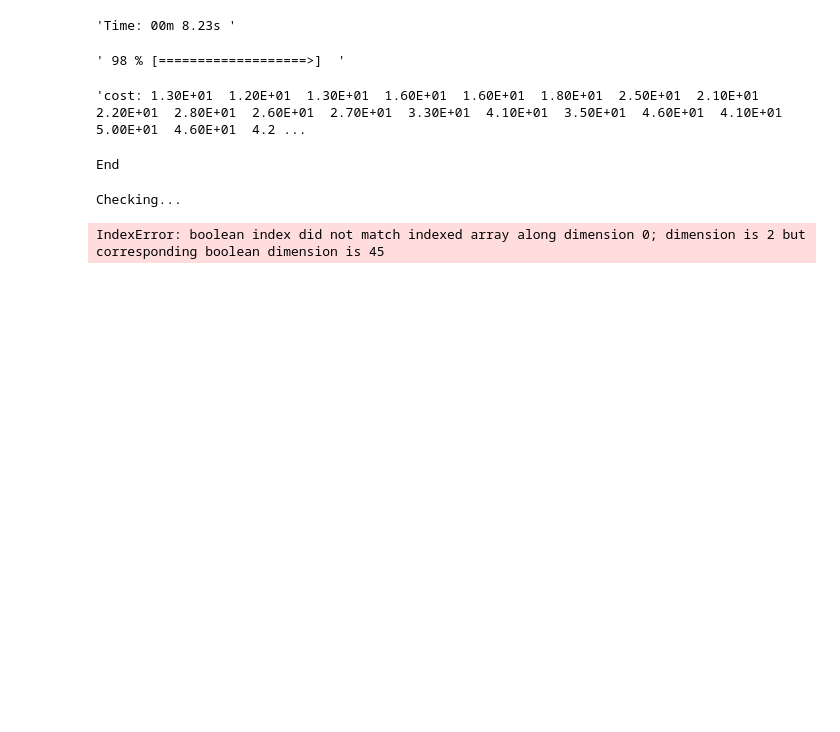
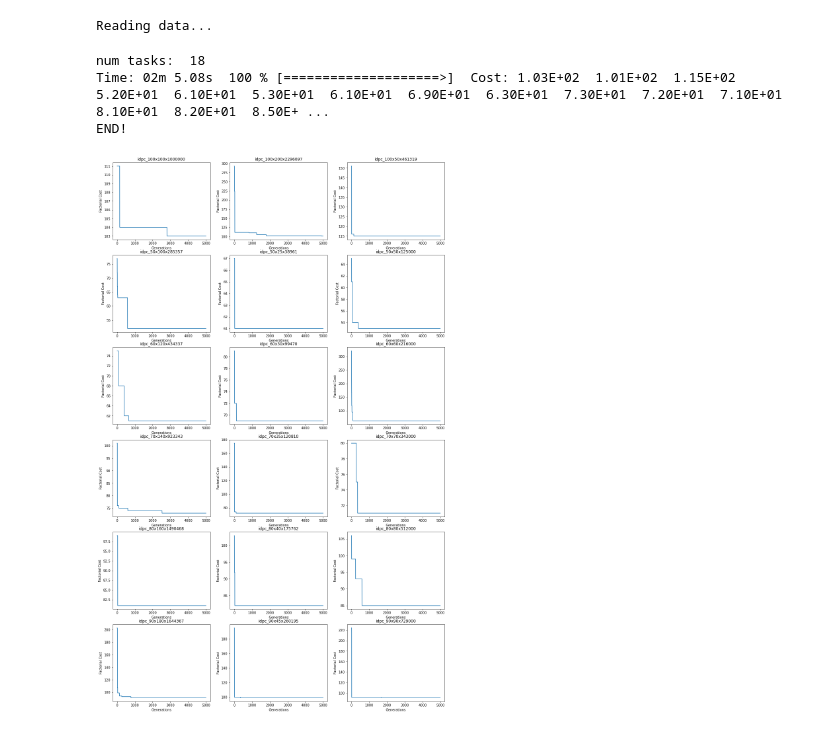
Before and after one commit to KienLe-git/IDPCEDU-TULKH, a Jupyter notebook: IDPC_DU.ipynb, the cells around one changed output. Saved outputs shown, nothing was run; the diff lists cells and outputs as text; code cells hidden in the pictures; blank space fills up the shorter version.

Commit message:
run mfea

```diff
--- a/IDPC_DU.ipynb
+++ b/IDPC_DU.ipynb
@@ -39,46 +31,23 @@ baseModel.render_history()
-# %%
-baseModel = SA_MFEA.model()
-baseModel.compile(
-    IndClass= IndClass,
-    tasks= tasks,
-    # crossover= newSBX(nc = 2, gamma= 0.4, alpha= 6),
-    crossover= IDPCEDU_Crossover(),
-    mutation= IDPCEDU_Mutation(),
-    selection= ElitismSelection()
-)
-solve = baseModel.fit(
-    max_inds_each_task= list(np.zeros(shape= (len(tasks),), dtype= int) + 4),
-    min_inds_each_task= list(np.zeros(shape= (len(tasks),), dtype= int) + 4),
-    max_eval_each_task= list(np.zeros(shape= (len(tasks),), dtype= int) + 500 * 4 ),
-    log_oneline= True,
-    num_epochs_printed= 1,
-    evaluate_initial_skillFactor= True,
-    LSA= True
-)
-# %% [output]
-'Time: 00m 8.23s '
-' 98 % [===================>]  '
-'cost: 1.30E+01  1.20E+01  1.30E+01  1.60E+01  1.60E+01  1.80E+01  2.50E+01  2.10E+01  2.20E+01  2.80E+01  2.60E+01  2.70E+01  3.30E+01  4.10E+01  3.50E+01  4.60E+01  4.10E+01  5.00E+01  4.60E+01  4.2 ...
-End
-# %%
-smpModel = SMP_MFEA.model()
-
-smpModel.compile(
-    IndClass= IndClass,
-    tasks= tasks,
-    # tasks = GECCO20_benchmark_50tasks.get_items(ID = id),
-    # crossover= SBX_Crossover(nc = 2),
-    crossover= newSBX(nc = 2, gamma= 0.4, alpha = 6),
-    mutation = GaussMutation(scale = 0.1),
-    selection= ElitismSelection(random_percent= 0.),
-    search = SHADE(len_mem= 30, p_ontop= 0.1)
-)
-smpModel.fit(
-    nb_generations= 1000, nb_inds_each_task= 100, nb_inds_min= 30,
-    lr = 0.15, p_const_intra= 0., p_mutate= 0.1, prob_search = 0.,
-    nb_epochs_stop= 1000, swap_po= False,
-    evaluate_initial_skillFactor= True
-)
-# %% [output]
-Checking...
-IndexError: boolean index did not match indexed array along dimension 0; dimension is 2 but corresponding boolean dimension is 45
+# %%
+tasks, IndClass = IDPC_EDU_benchmark.get_tasks(2)
+print('num tasks: ', len(tasks))
+
+baseModel = MFEA_base.model()
+baseModel.compile(
+    IndClass= IndClass,
+    tasks= tasks,
+    crossover= IDPCEDU_Crossover(),
+    mutation= IDPCEDU_Mutation(),
+    selection= ElitismSelection()
+)
+solve = baseModel.fit(
+    nb_generations = 5000, rmp = 0.3, nb_inds_each_task= 10,
+    bound_pop= [0, 1], evaluate_initial_skillFactor= True
+)
+baseModel.render_history()
+# %% [output]
+Reading data...
+num tasks:  18
+Time: 02m 5.08s  100 % [====================>]  Cost: 1.03E+02  1.01E+02  1.15E+02  5.20E+01  6.10E+01  5.30E+01  6.10E+01  6.90E+01  6.30E+01  7.30E+01  7.20E+01  7.10E+01  8.10E+01  8.20E+01  8.50E+ ...
+END!
+[figure, added]
```
Also changed, not shown: parts of 5 cells of this notebook, 10 other files.
